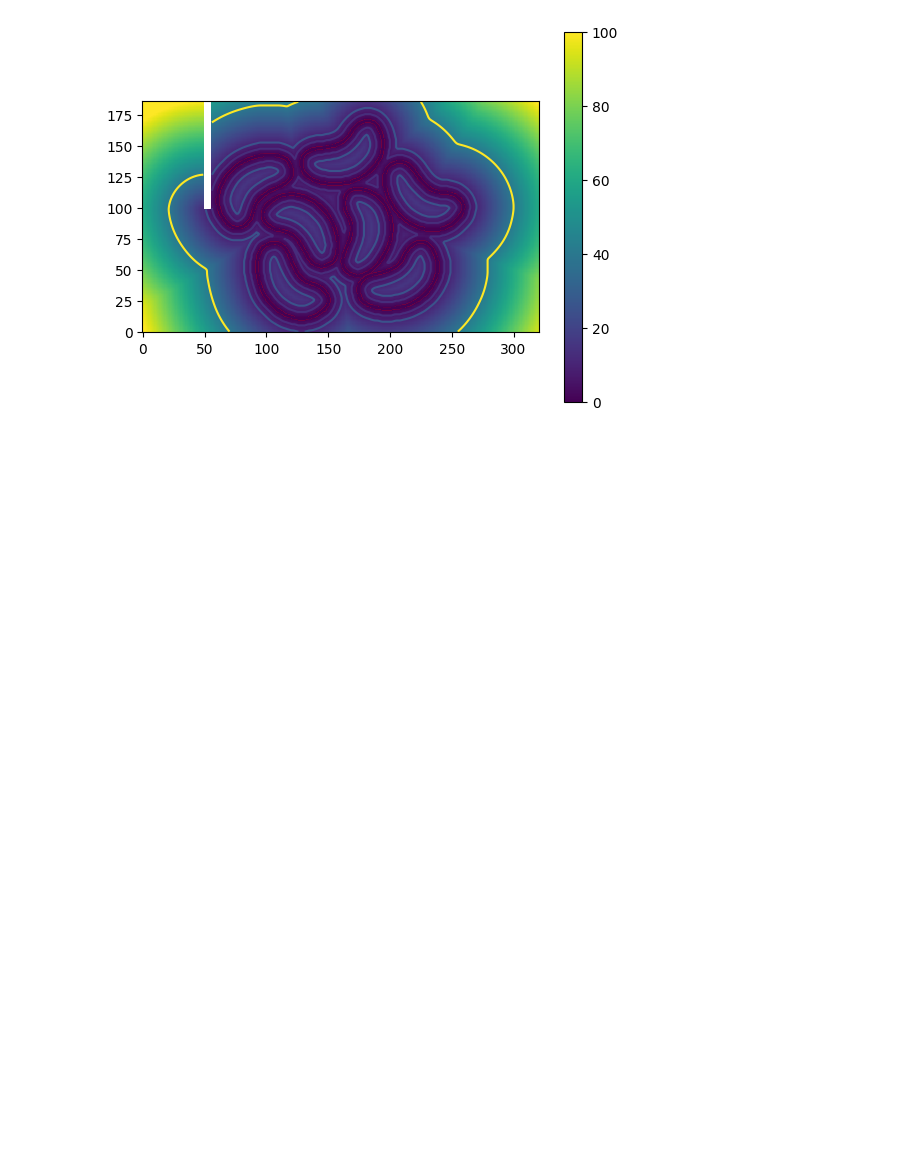
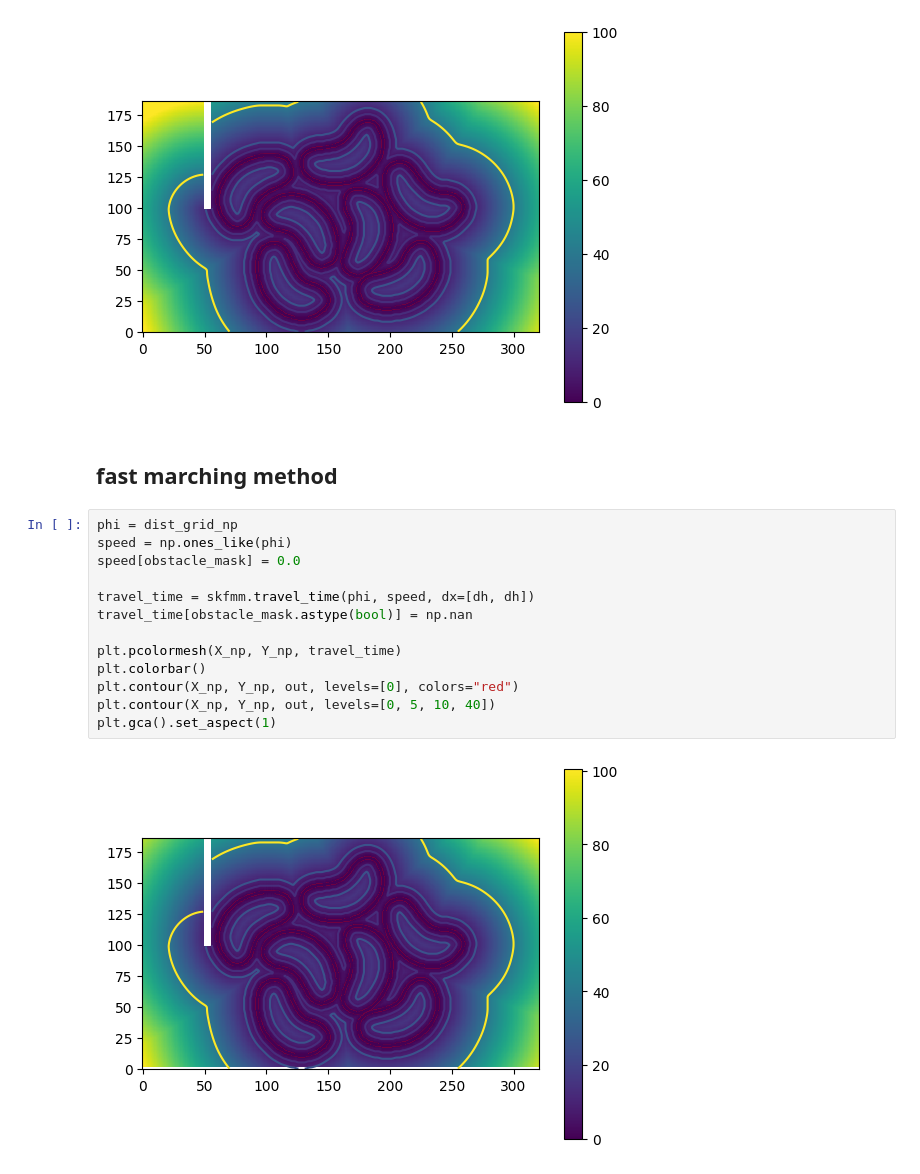
Before and after one commit to RohanGautam/fast_sweep_jax, a Jupyter notebook: demo.ipynb, the cells around one changed output. Drawn from its saved outputs; the diff is of its cells as text; blank space fills up the shorter version.

```diff
--- a/demo.ipynb
+++ b/demo.ipynb
@@ -184,3 +185,20 @@ plt.contour(X_np, Y_np, out, levels=[0, 5, 10, 40])
 plt.gca().set_aspect(1)
 # %% [output]
 [figure]
+# %% [markdown]
+## fast marching method
+# %%
+phi = dist_grid_np
+speed = np.ones_like(phi)
+speed[obstacle_mask] = 0.0
+
+travel_time = skfmm.travel_time(phi, speed, dx=[dh, dh])
+travel_time[obstacle_mask.astype(bool)] = np.nan
+
+plt.pcolormesh(X_np, Y_np, travel_time)
+plt.colorbar()
+plt.contour(X_np, Y_np, out, levels=[0], colors="red")
+plt.contour(X_np, Y_np, out, levels=[0, 5, 10, 40])
+plt.gca().set_aspect(1)
+# %% [output]
+[figure, added]
```
Also changed, not shown: parts of 6 cells of this notebook.
